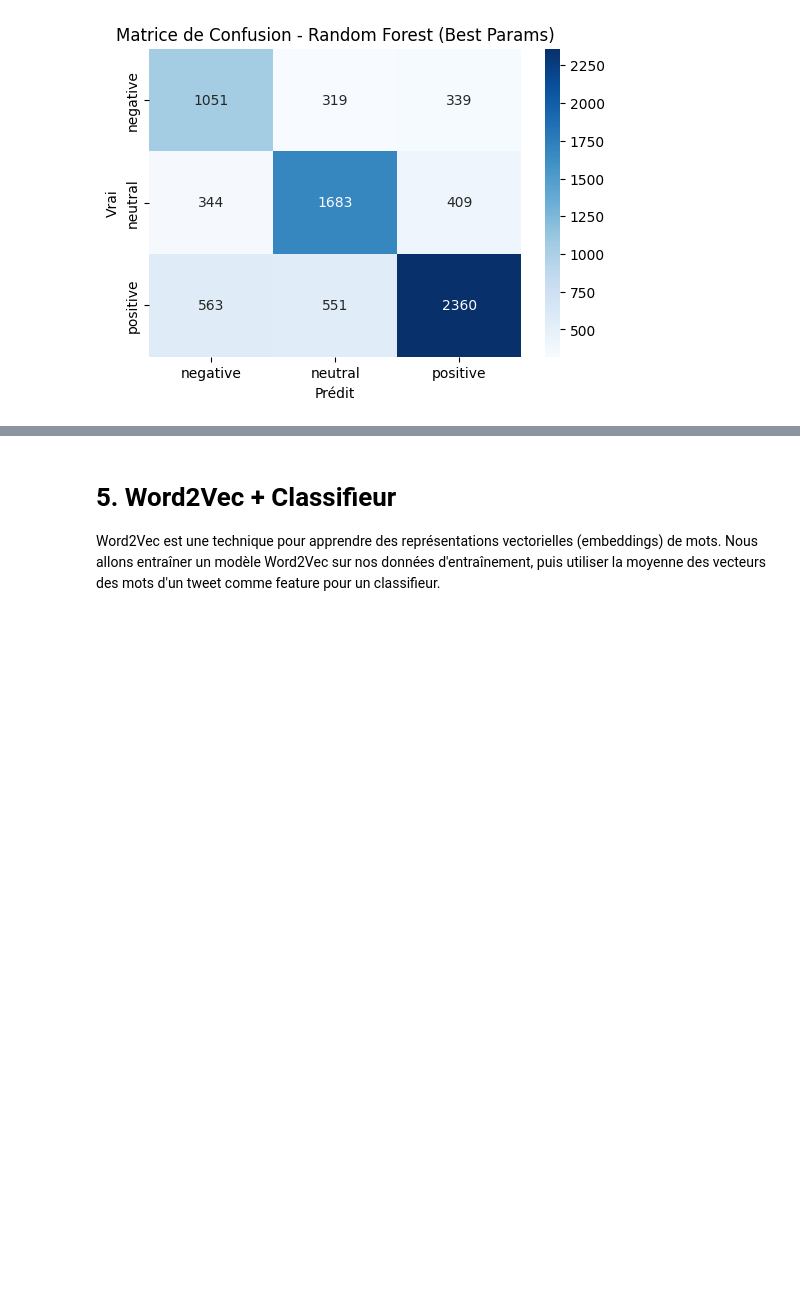
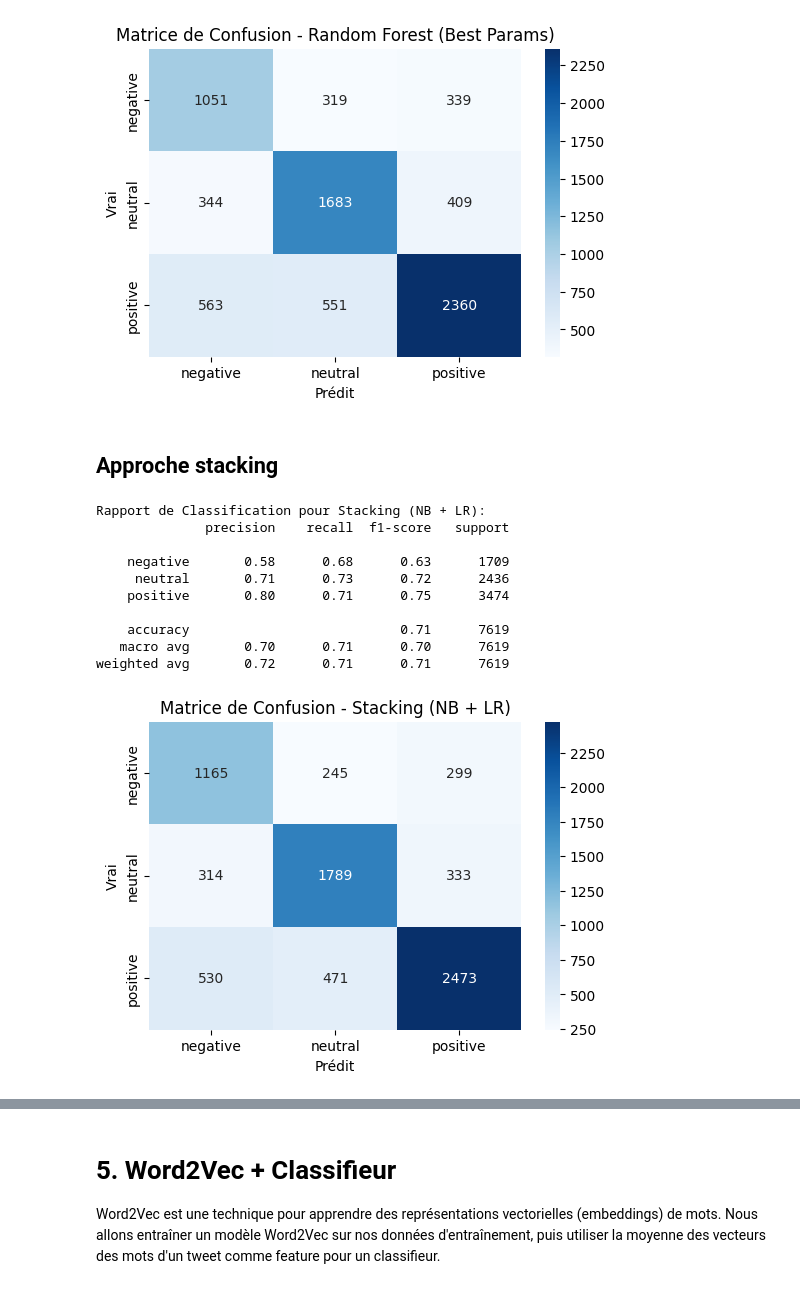
Before and after one commit to Wassbdr/twitter-sentiment-analysis, a Jupyter notebook: src/data.ipynb, the cells around one changed output, grey strips where cells are left out. Cells and saved outputs as stored; diff of their text form; code cells hidden in the pictures; blank space fills up the shorter version.

Commit message:
feat: stacking et bagging

```diff
--- a/src/data.ipynb
+++ b/src/data.ipynb
@@ -384,3 +431,47 @@ Rapport de Classification pour Random Forest (Best Params):
    macro avg       0.65      0.66      0.66      7619
 weighted avg       0.68      0.67      0.67      7619
 [figure]
+# %% [markdown]
+## Approche stacking
+# %%
+from sklearn.ensemble import StackingClassifier
+from sklearn.naive_bayes import MultinomialNB
+from sklearn.linear_model import LogisticRegression
+from sklearn.pipeline import make_pipeline
+
+# Reutilise ton vectorizer TF-IDF
+tfidf = TfidfVectorizer(max_features=5000, stop_words='english', ngram_range=(1,2))
+X_train = tfidf.fit_transform(X_train_text)
+X_test = tfidf.transform(X_test_text)
+
+# Base learners
+base_learners = [
+    ('nb', MultinomialNB(alpha=0.1)),
+    ('lr', LogisticRegression(max_iter=1000, random_state=SEED, solver='liblinear', C=1.0, class_weight='balanced')),
+]
+
+# Meta learner (ici Logistic Regression aussi)
+stack_model = StackingClassifier(
+    estimators=base_learners,
+    final_estimator=LogisticRegression(max_iter=1000, class_weight='balanced'),
+    cv=5,
+    n_jobs=-1
+)
+
+# Entraînement
+stack_model.fit(X_train, y_train_str)
+y_pred_stack = stack_model.predict(X_test)
+
+evaluate_model("Stacking (NB + LR)", y_test_str, y_pred_stack)
+# %% [output]
+Rapport de Classification pour Stacking (NB + LR):
+              precision    recall  f1-score   support
+
+    negative       0.58      0.68      0.63      1709
+     neutral       0.71      0.73      0.72      2436
+    positive       0.80      0.71      0.75      3474
+
+    accuracy                           0.71      7619
+   macro avg       0.70      0.71      0.70      7619
+weighted avg       0.72      0.71      0.71      7619
+[figure, added]
```
Also changed, not shown: parts of 7 cells of this notebook.
